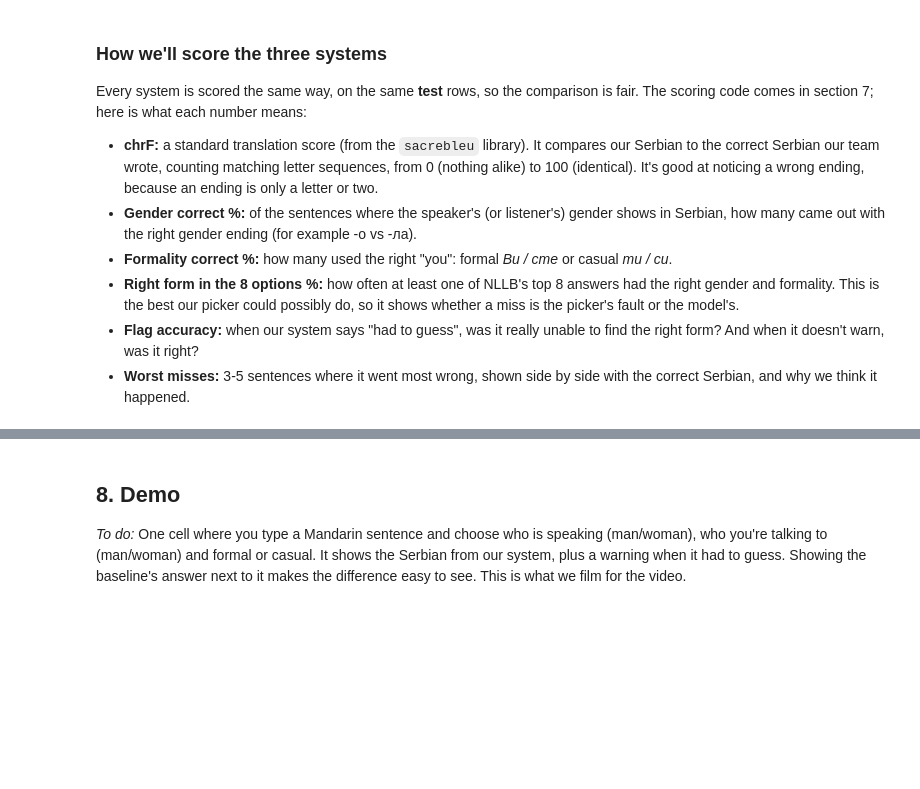
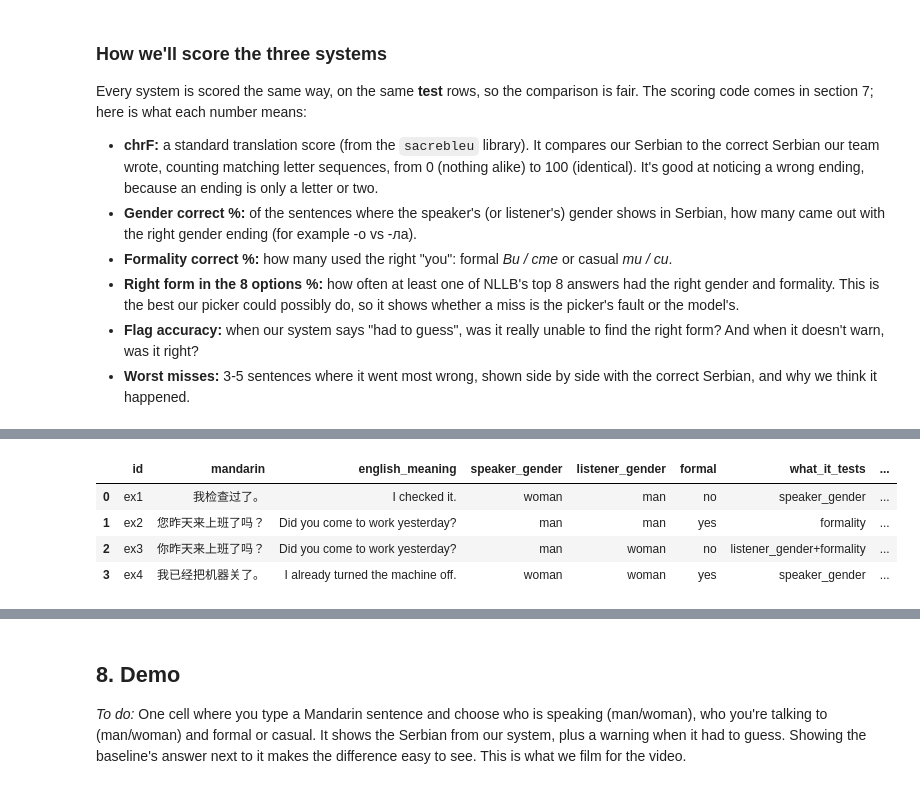
Before and after one commit to proelium27/veritas-ai-hackathon, a Jupyter notebook: notebook/model.ipynb, the cells around one changed output, grey strips where cells are left out. Cells and saved outputs as stored; diff of their text form; code cells hidden in the pictures; blank space fills up the shorter version.

```diff
--- a/notebook/model.ipynb
+++ b/notebook/model.ipynb
@@ -24,14 +34,25 @@ Loads the libraries we use and fixes the random seed. A "seed" makes anything ra
 # %%
-# Libraries. Google Colab already has all of these, so nothing needs installing.
-import random
+import os, io, time, random, urllib.request   # built into Python: files, timing, downloads
 import numpy as np                 # fast maths on lists of numbers
 import pandas as pd                # tables (like a spreadsheet in Python)
 import matplotlib.pyplot as plt    # charts
-import sklearn                     # scikit-learn: the machine learning models
+import torch                       # PyTorch: runs the neural translation models
+import transformers                # Hugging Face: downloads and runs pre-trained models
+import sacrebleu                   # the chrF translation score
+from transformers import AutoTokenizer, AutoModelForSeq2SeqLM
 
 # Fix the random seed so every "Run all" gives the same results.
 SEED = 42
 random.seed(SEED)
 np.random.seed(SEED)
+torch.manual_seed(SEED)
 
-print("numpy", np.__version__, "| pandas", pd.__version__, "| scikit-learn", sklearn.__version__)
+# Use the GPU if there is one ("cuda" is NVIDIA's name for it); otherwise the CPU.
+DEVICE = "cuda" if torch.cuda.is_available() else "cpu"
+print("Running on:", DEVICE, "(GPU)" if DEVICE == "cuda" else "(no GPU: slower, but it works)")
+
+# Show whole sentences in tables instead of cutting them off with "...".
+pd.set_option("display.max_colwidth", None)
+
+print("pandas", pd.__version__, "| torch", torch.__version__,
+      "| transformers", transformers.__version__, "| sacrebleu", sacrebleu.__version__)
@@ -69,0 +111,59 @@ Show a few rows and explain each column: the Mandarin sentence, its English mean
+# %%
+DATA_URL = "https://raw.githubusercontent.com/proelium27/veritas-ai-hackathon/main/data/test_sentences.csv"
+
+# Backup places to look if the web address doesn't work yet (the repo is private until we submit).
+LOCAL_COPIES = [
+    "data/test_sentences.csv",      # running from the repo's top folder
+    "../data/test_sentences.csv",   # running from inside the notebook/ folder
+    "test_sentences.csv",           # uploaded into Colab's Files panel
+]
+
+EXPECTED_COLUMNS = ["id", "mandarin", "english_meaning", "speaker_gender", "listener_gender",
+                    "formal", "what_it_tests", "correct_serbian", "notes", "split"]
+
+
+def read_table(source):
+    """Read the CSV with every column as text, and empty cells as empty text ("")."""
+    return pd.read_csv(source, dtype=str, keep_default_na=False)
+
+
+def load_test_set():
+    """Return (table, where it came from). Tries the web address first, then the local copies."""
+    # 1) The public web address: this is what the judges will use.
+    try:
+        with urllib.request.urlopen(DATA_URL, timeout=30) as response:
+            text = response.read().decode("utf-8")
+        return read_table(io.StringIO(text)), DATA_URL
+    except Exception as error:
+        print(f"Couldn't download the test set from the web address ({error}).")
+
+    # 2) A local copy, while the repo is still private.
+    for path in LOCAL_COPIES:
+        if os.path.exists(path):
+            print(f"Using the local copy at {path} instead.")
+            return read_table(path), path
+
+    # 3) Nothing worked: say what to do in plain English, then stop.
+    print("We couldn't find our test sentences. Two ways to fix it:\n"
+          "  1. Make the GitHub repo public (the judges need that anyway), then run this cell again.\n"
+          "  2. While developing: in Colab, click the folder icon on the left, then Upload,\n"
+          "     choose test_sentences.csv from the repo's data folder, and run this cell again.")
+    raise FileNotFoundError("No test set found. See the message above.")
+
+
+df, DATA_SOURCE = load_test_set()
+
+# Check the columns are the ones we expect (a spreadsheet export can rename or drop them).
+missing_columns = [c for c in EXPECTED_COLUMNS if c not in df.columns]
+if missing_columns:
+    raise ValueError(f"The test set is missing these columns: {missing_columns}. Compare it with data/README.md.")
+
+# Remove stray spaces around every cell (spreadsheets sometimes add them).
+df = df.apply(lambda column: column.str.strip())
+
+print(f"Loaded {len(df)} sentences from: {DATA_SOURCE}")
+if DATA_SOURCE != DATA_URL:
+    print("Note: that's a local copy for development. The judges load it from the web address,")
+    print("so the repo must be public before the final Run all check.")
+df.head()
+# %% [output]
@@ -70,3 +175,8 @@ Show a few rows and explain each column: the Mandarin sentence, its English mean
+|  | id | mandarin | english_meaning | speaker_gender | listener_gender | formal | what_it_tests | ... |
+| 0 | ex1 | 我检查过了。 | I checked it. | woman | man | no | speaker_gender | ... |
+| 1 | ex2 | 您昨天来上班了吗？ | Did you come to work yesterday? | man | man | yes | formality | ... |
+| 2 | ex3 | 你昨天来上班了吗？ | Did you come to work yesterday? | man | woman | no | listener_gender+formality | ... |
+| 3 | ex4 | 我已经把机器关了。 | I already turned the machine off. | woman | woman | yes | speaker_gender | ... |
 # %% [markdown]
 ## 3. Explore
 
```
Also changed, not shown: parts of 40 cells of this notebook, 3 other files.
